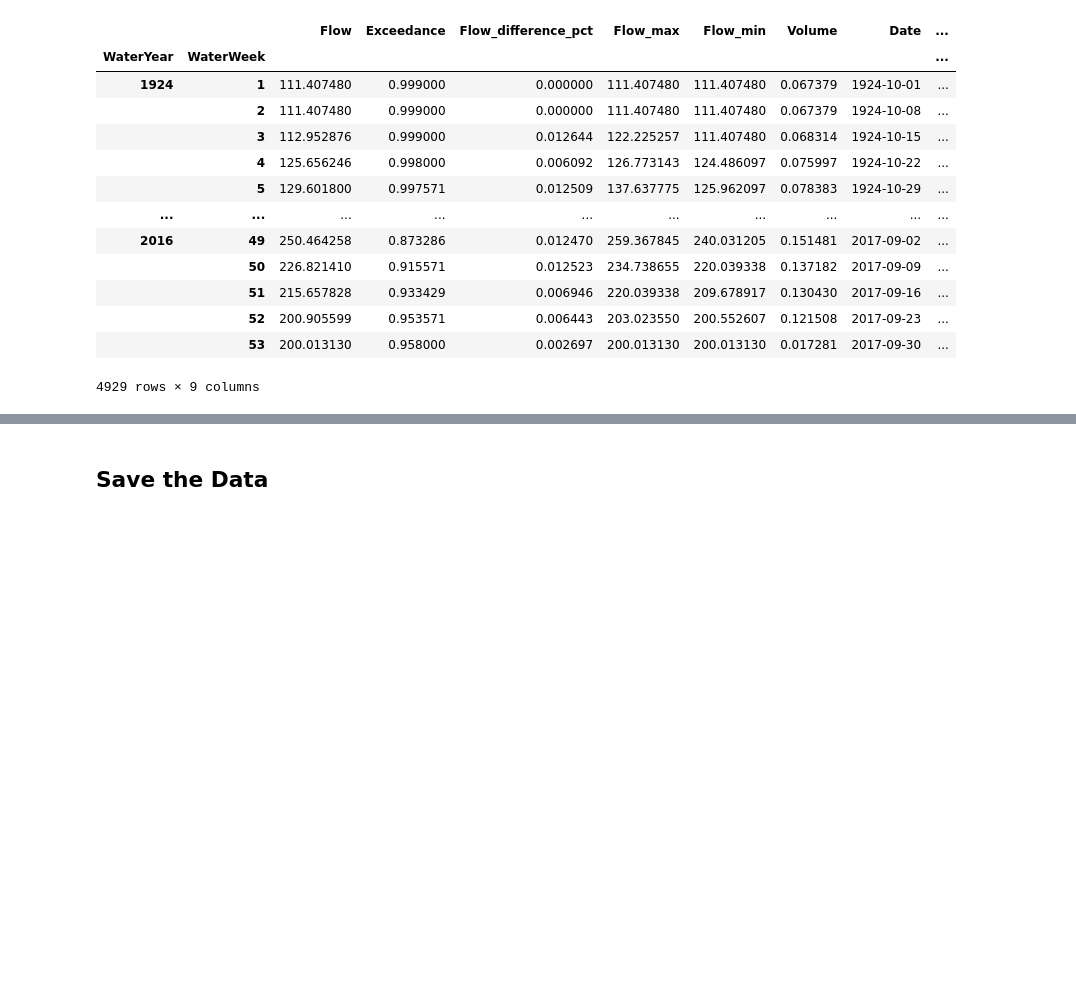
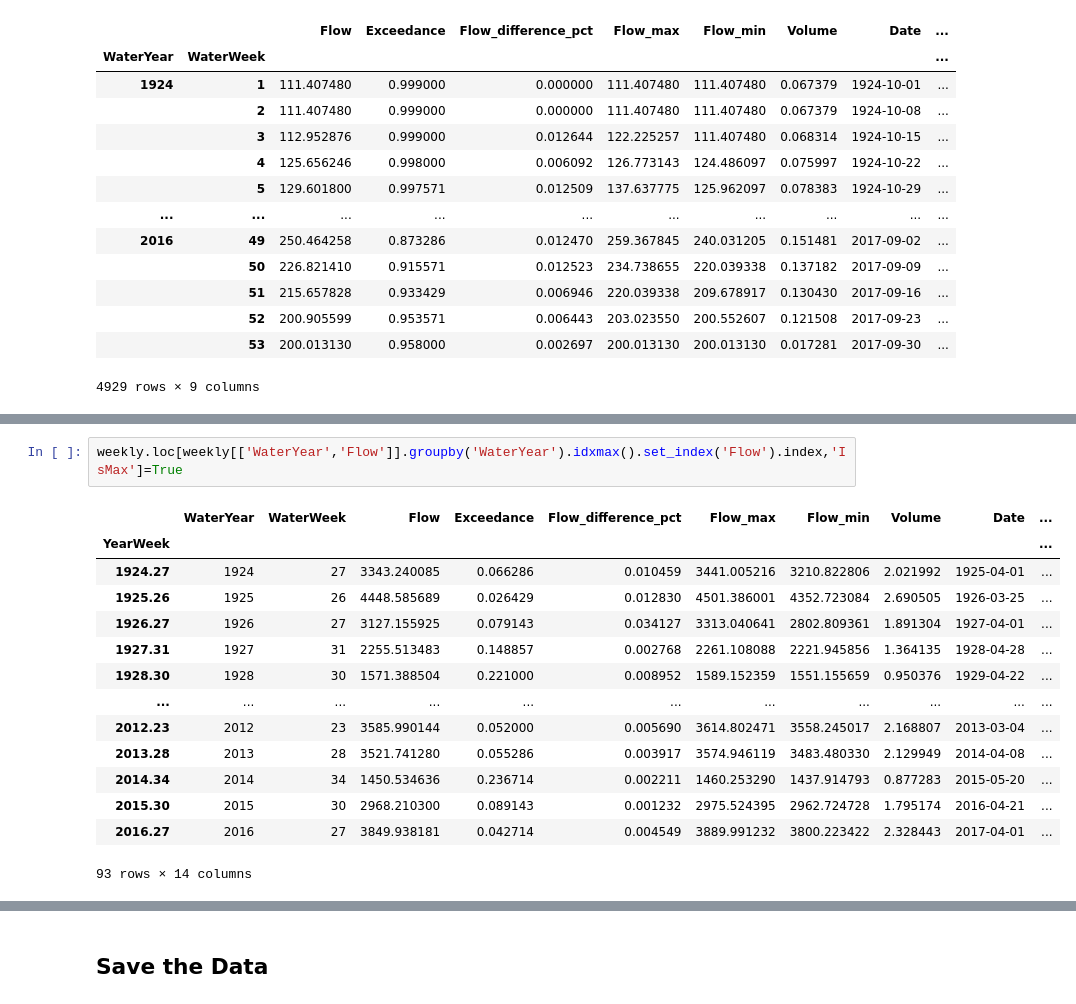
Before and after one commit to AndyFlem/ngonye-notepad, a Jupyter notebook: c_flow_data.ipynb, the cells around one changed output, grey strips where cells are left out. Drawn from its saved outputs; the diff is of its cells as text; blank space fills up the shorter version.

```diff
--- a/c_flow_data.ipynb
+++ b/c_flow_data.ipynb
@@ -609,0 +550,17 @@ weekly.loc[weekly['IsPeak']==True]
+# %%
+weekly.loc[weekly[['WaterYear','Flow']].groupby('WaterYear').idxmax().set_index('Flow').index,'IsMax']=True
+# %% [output]
+|  | WaterYear | WaterWeek | Flow | Exceedance | Flow_difference_pct | Flow_max | Flow_min | Volume | Date | ... |
+| YearWeek |  |  |  |  |  |  |  |  |  | ... |
+| 1924.27 | 1924 | 27 | 3343.240085 | 0.066286 | 0.010459 | 3441.005216 | 3210.822806 | 2.021992 | 1925-04-01 | ... |
+| 1925.26 | 1925 | 26 | 4448.585689 | 0.026429 | 0.012830 | 4501.386001 | 4352.723084 | 2.690505 | 1926-03-25 | ... |
+| 1926.27 | 1926 | 27 | 3127.155925 | 0.079143 | 0.034127 | 3313.040641 | 2802.809361 | 1.891304 | 1927-04-01 | ... |
+| 1927.31 | 1927 | 31 | 2255.513483 | 0.148857 | 0.002768 | 2261.108088 | 2221.945856 | 1.364135 | 1928-04-28 | ... |
+| 1928.30 | 1928 | 30 | 1571.388504 | 0.221000 | 0.008952 | 1589.152359 | 1551.155659 | 0.950376 | 1929-04-22 | ... |
+| ... | ... | ... | ... | ... | ... | ... | ... | ... | ... | ... |
+| 2012.23 | 2012 | 23 | 3585.990144 | 0.052000 | 0.005690 | 3614.802471 | 3558.245017 | 2.168807 | 2013-03-04 | ... |
+| 2013.28 | 2013 | 28 | 3521.741280 | 0.055286 | 0.003917 | 3574.946119 | 3483.480330 | 2.129949 | 2014-04-08 | ... |
+| 2014.34 | 2014 | 34 | 1450.534636 | 0.236714 | 0.002211 | 1460.253290 | 1437.914793 | 0.877283 | 2015-05-20 | ... |
+| 2015.30 | 2015 | 30 | 2968.210300 | 0.089143 | 0.001232 | 2975.524395 | 2962.724728 | 1.795174 | 2016-04-21 | ... |
+| 2016.27 | 2016 | 27 | 3849.938181 | 0.042714 | 0.004549 | 3889.991232 | 3800.223422 | 2.328443 | 2017-04-01 | ... |
+93 rows × 14 columns
```
Also changed, not shown: parts of 9 cells of this notebook, 3 other files.
